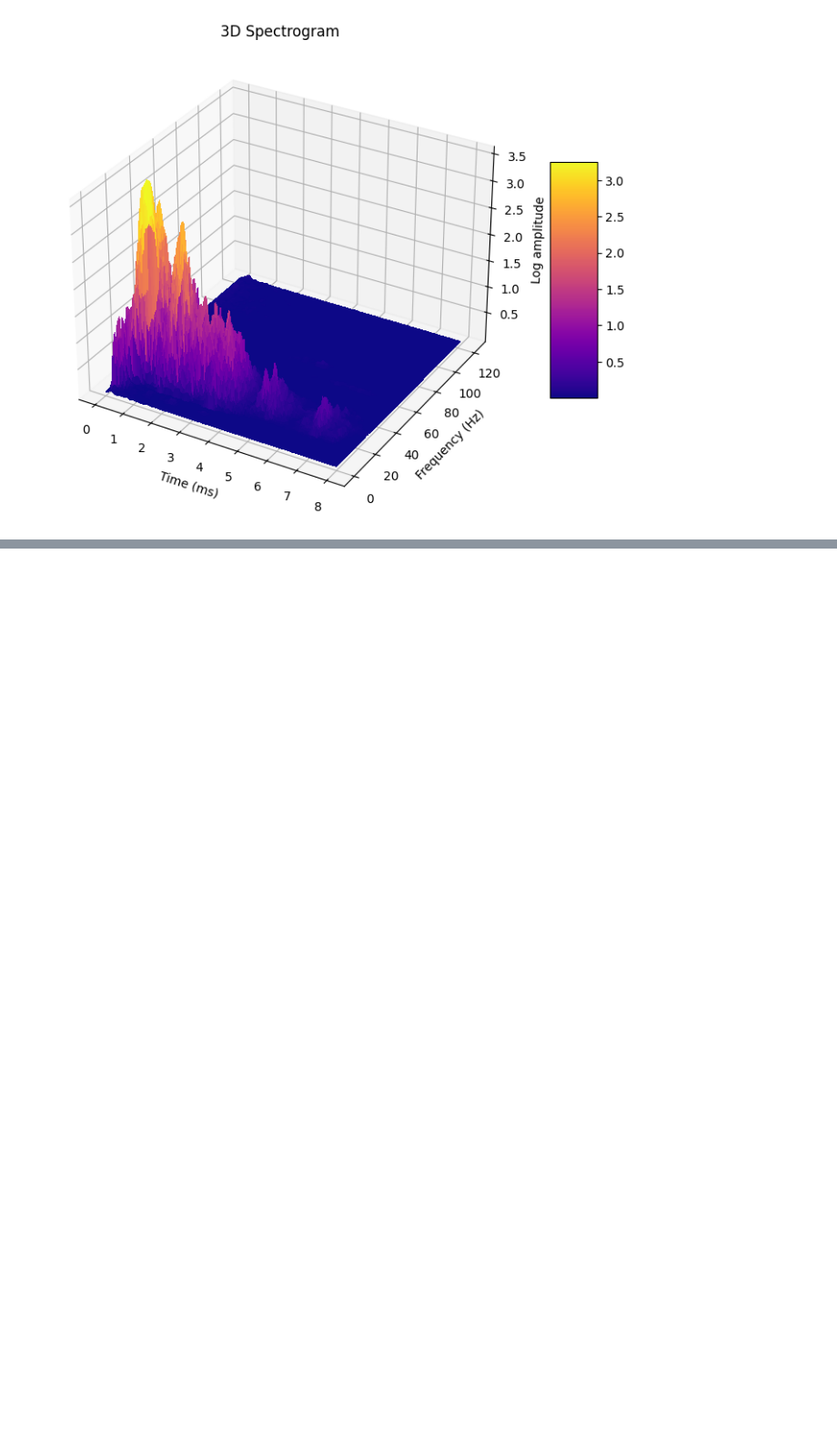
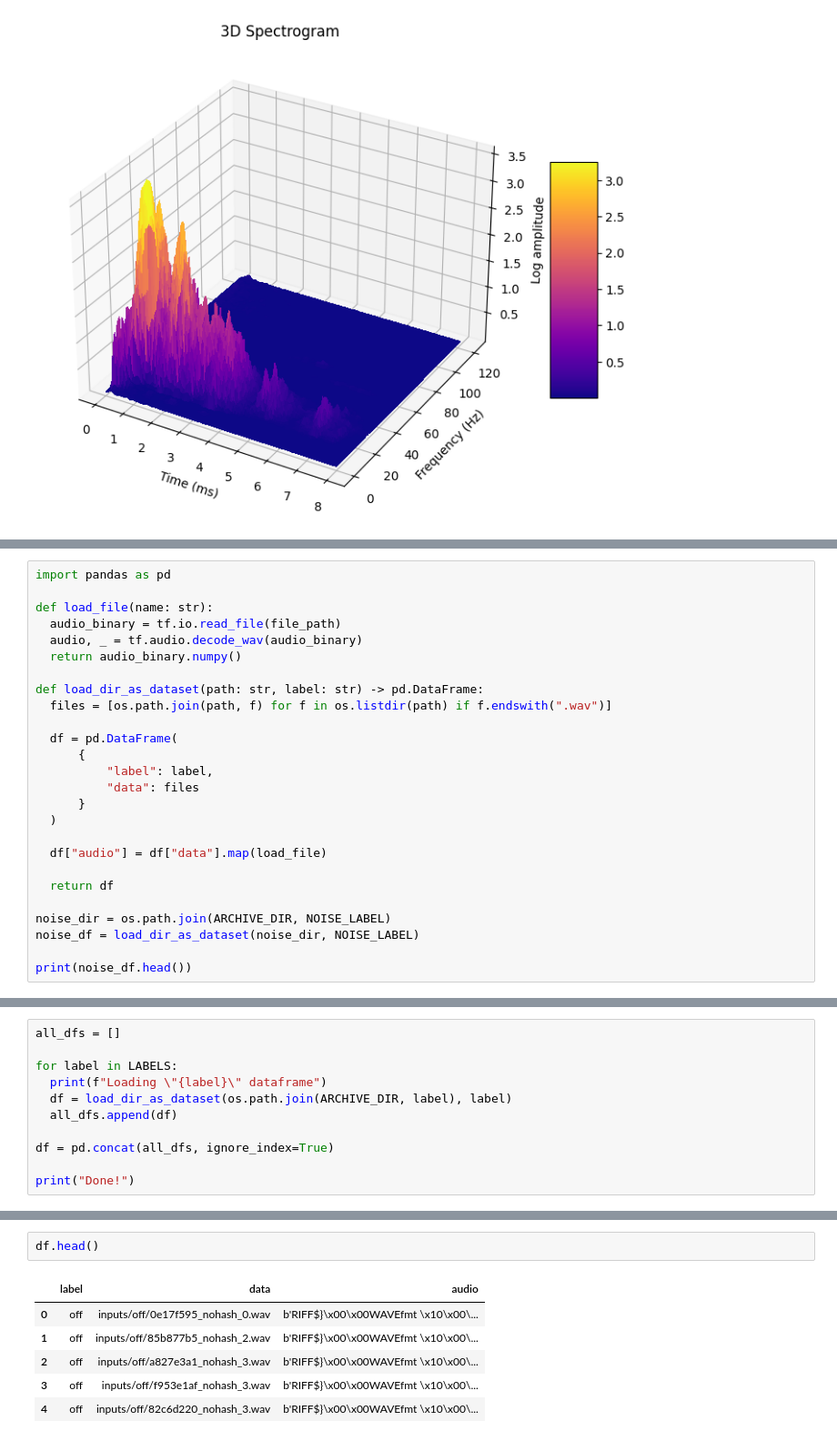
Before and after one commit to nepridumalnik/Jupyter-Notebooks, a Jupyter notebook: speech_recognizer/SpeechRecognizer.ipynb, the cells around one changed output, grey strips where cells are left out. Shown: that part at 91% size. Drawn from its saved outputs; the diff is of its cells as text; blank space fills up the shorter version.

```diff
--- a/speech_recognizer/SpeechRecognizer.ipynb
+++ b/speech_recognizer/SpeechRecognizer.ipynb
@@ -235,0 +239,26 @@ _ = subplot_3d.set_zlabel("Log amplitude")
+# %%
+import pandas as pd
+
+def load_file(name: str):
+  audio_binary = tf.io.read_file(file_path)
+  audio, _ = tf.audio.decode_wav(audio_binary)
+  return audio_binary.numpy()
+
+def load_dir_as_dataset(path: str, label: str) -> pd.DataFrame:
+  files = [os.path.join(path, f) for f in os.listdir(path) if f.endswith(".wav")]
+
+  df = pd.DataFrame(
+      {
+          "label": label,
+          "data": files
+      }
+  )
+
+  df["audio"] = df["data"].map(load_file)
+
+  return df
+
+noise_dir = os.path.join(ARCHIVE_DIR, NOISE_LABEL)
+noise_df = load_dir_as_dataset(noise_dir, NOISE_LABEL)
+
+print(noise_df.head())
@@ -235,0 +281,11 @@ _ = subplot_3d.set_zlabel("Log amplitude")
+# %%
+all_dfs = []
+
+for label in LABELS:
+  print(f"Loading \"{label}\" dataframe")
+  df = load_dir_as_dataset(os.path.join(ARCHIVE_DIR, label), label)
+  all_dfs.append(df)
+
+df = pd.concat(all_dfs, ignore_index=True)
+
+print("Done!")
@@ -235,0 +310,9 @@ _ = subplot_3d.set_zlabel("Log amplitude")
+# %%
+df.head()
+# %% [output]
+|  | label | data | audio |
+| 0 | off | inputs/off/0e17f595_nohash_0.wav | b'RIFF$}\x00\x00WAVEfmt \x10\x00\... |
+| 1 | off | inputs/off/85b877b5_nohash_2.wav | b'RIFF$}\x00\x00WAVEfmt \x10\x00\... |
+| 2 | off | inputs/off/a827e3a1_nohash_3.wav | b'RIFF$}\x00\x00WAVEfmt \x10\x00\... |
+| 3 | off | inputs/off/f953e1af_nohash_3.wav | b'RIFF$}\x00\x00WAVEfmt \x10\x00\... |
+| 4 | off | inputs/off/82c6d220_nohash_3.wav | b'RIFF$}\x00\x00WAVEfmt \x10\x00\... |
```
Also changed, not shown: parts of 6 cells of this notebook.
